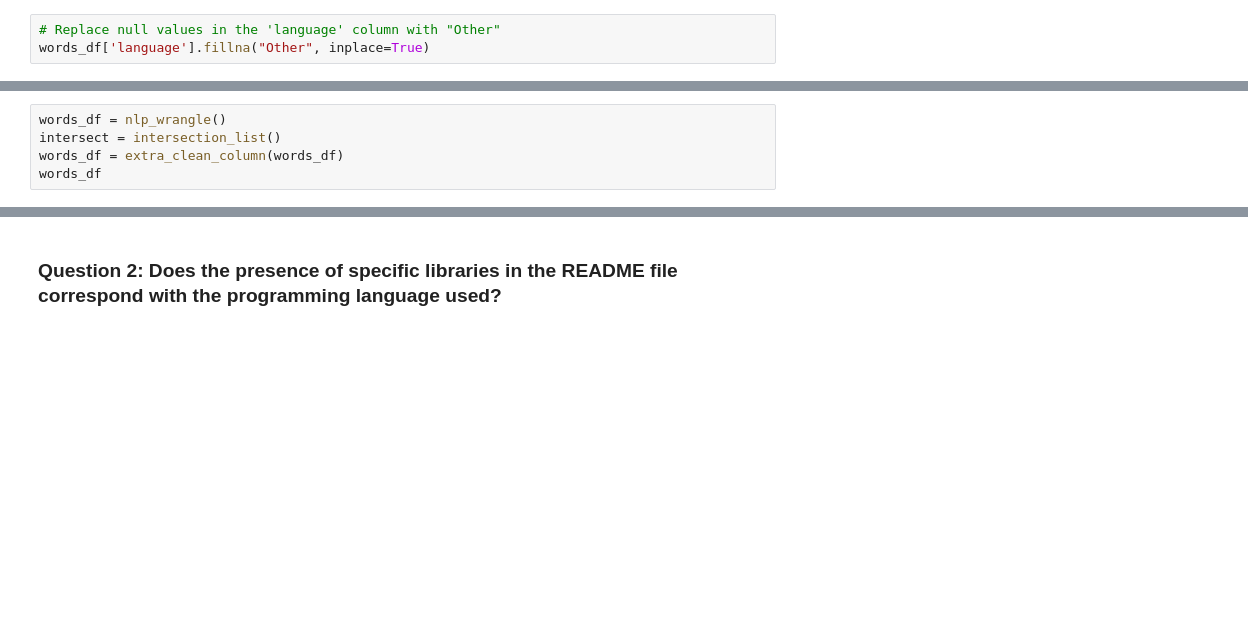
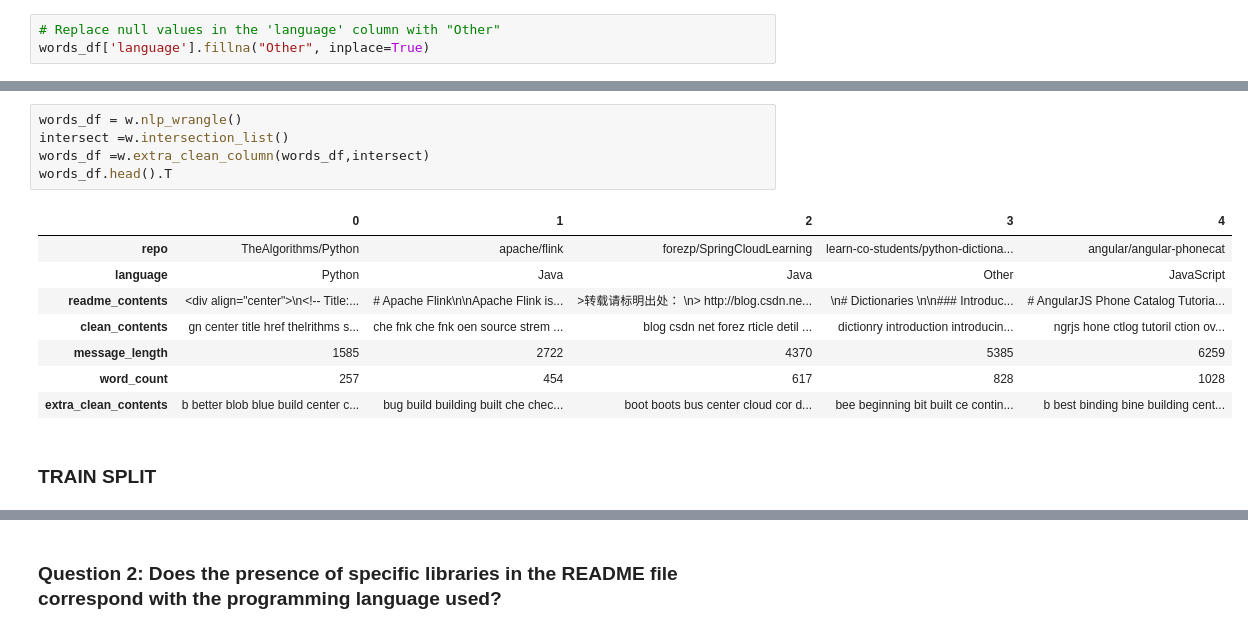
Before and after one commit to fork-your-repository/nlp-project, a Jupyter notebook: explore_ms.ipynb, the cells around one changed output, grey strips where cells are left out. Drawn from its saved outputs; the diff is of its cells as text; blank space fills up the shorter version.

```diff
--- a/explore_ms.ipynb
+++ b/explore_ms.ipynb
@@ -261,5 +311,16 @@ def extra_clean_column(words_df):
 # %%
-words_df = nlp_wrangle()
-intersect = intersection_list()
-words_df = extra_clean_column(words_df)
-words_df
+words_df = w.nlp_wrangle()
+intersect =w.intersection_list()
+words_df =w.extra_clean_column(words_df,intersect)
+words_df.head().T
+# %% [output]
+|  | 0 | 1 | 2 | 3 | 4 |
+| repo | TheAlgorithms/Python | apache/flink | forezp/SpringCloudLearning | learn-co-students/python-dictiona... | angular/angular-phonecat |
+| language | Python | Java | Java | Other | JavaScript |
+| readme_contents | <div align="center">\n<!-- Title:... | # Apache Flink\n\nApache Flink is... | >转载请标明出处： \n> http://blog.csdn.ne... | \n# Dictionaries \n\n### Introduc... | # AngularJS Phone Catalog Tutoria... |
+| clean_contents | gn center title href thelrithms s... | che fnk che fnk oen source strem ... | blog csdn net forez rticle detil ... | dictionry introduction introducin... | ngrjs hone ctlog tutoril ction ov... |
+| message_length | 1585 | 2722 | 4370 | 5385 | 6259 |
+| word_count | 257 | 454 | 617 | 828 | 1028 |
+| extra_clean_contents | b better blob blue build center c... | bug build building built che chec... | boot boots bus center cloud cor d... | bee beginning bit built ce contin... | b best binding bine building cent... |
+# %% [markdown]
+### TRAIN SPLIT
```
Also changed, not shown: parts of 106 cells of this notebook.
